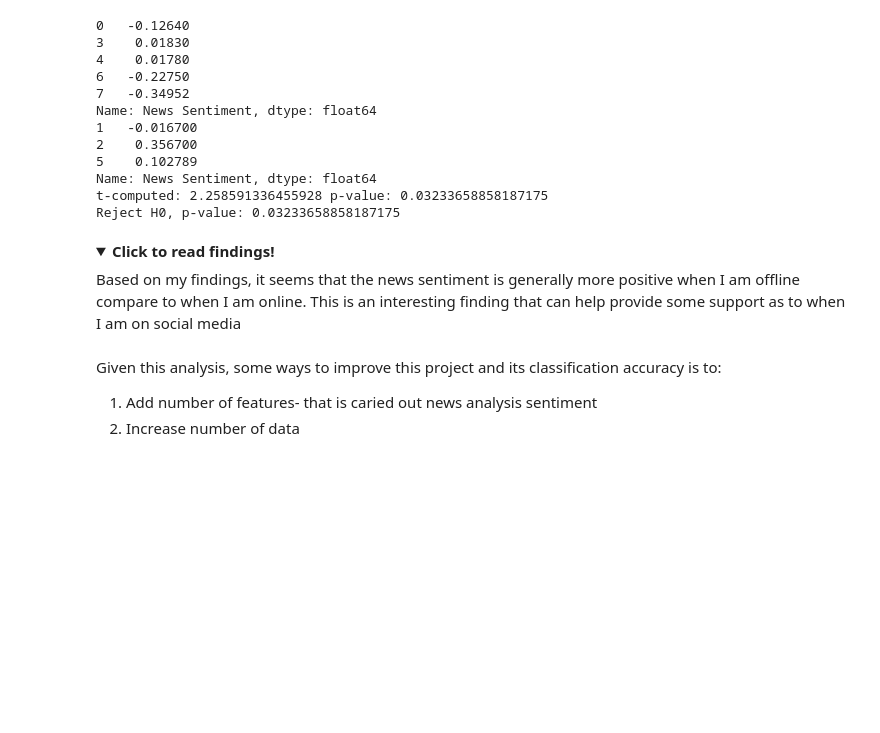
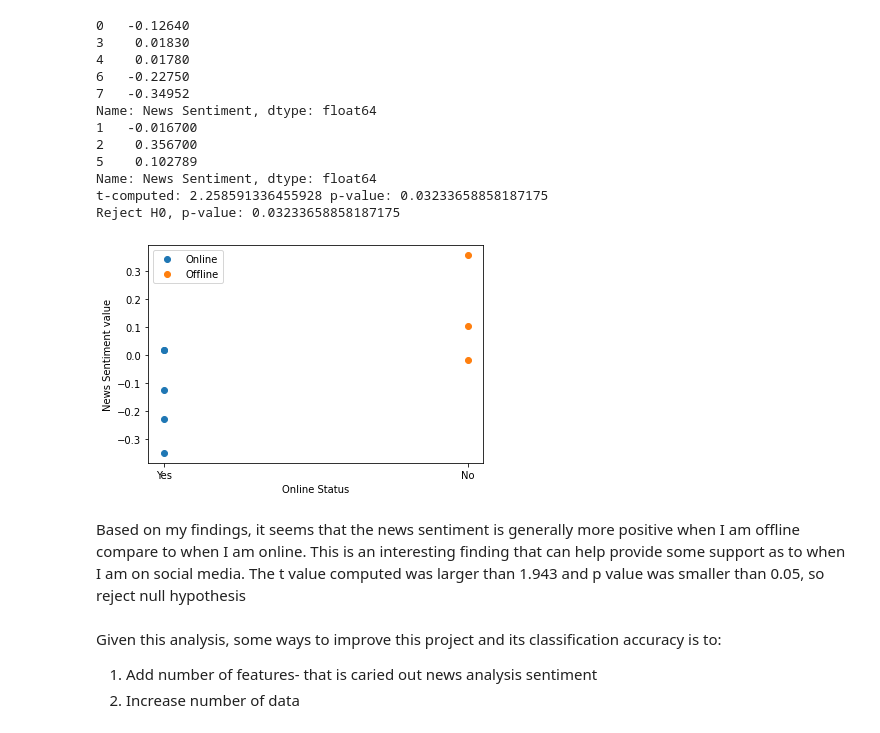
Before and after one commit to ltan2/CPSC222FinalProject, a Jupyter notebook: Project.ipynb, the cells around one changed output. Saved outputs shown, nothing was run; the diff lists cells and outputs as text; code cells hidden in the pictures; folded sections open; blank space fills up the shorter version.

```diff
--- a/Project.ipynb
+++ b/Project.ipynb
@@ -521,12 +523,20 @@ Name: News Sentiment, dtype: float64
 Name: News Sentiment, dtype: float64
 t-computed: 2.258591336455928 p-value: 0.03233658858187175
 Reject H0, p-value: 0.03233658858187175
+# %%
+plt.figure()
+plt.plot(online["Online Status"], online["News Sentiment"], marker="o", linestyle="", label="Online")
+plt.plot(offline["Online Status"],offline["News Sentiment"],marker="o", linestyle="",label="Offline")
+plt.legend()
+plt.xlabel("Online Status")
+plt.ylabel("News Sentiment value")
+plt.savefig("news_sentiment.png")
+plt.show()
+# %% [output]
+[figure, added]
 # %% [markdown]
-<details>
-    <summary><b>Click to read findings!</b></summary>
-  Based on my findings, it seems that the news sentiment is generally more positive when I am offline compare to when I am online. This is an interesting finding that can help provide some support as to when I am on social media
 
-</details>
+  Based on my findings, it seems that the news sentiment is generally more positive when I am offline compare to when I am online. This is an interesting finding that can help provide some support as to when I am on social media. The t value computed was larger than 1.943 and p value was smaller than 0.05, so reject null hypothesis
 # %% [markdown]
 Given this analysis, some ways to improve this project and its classification accuracy is to:
 1. Add number of features- that is caried out news analysis sentiment
```
Also changed, not shown: parts of 10 cells of this notebook, 3 other files.
